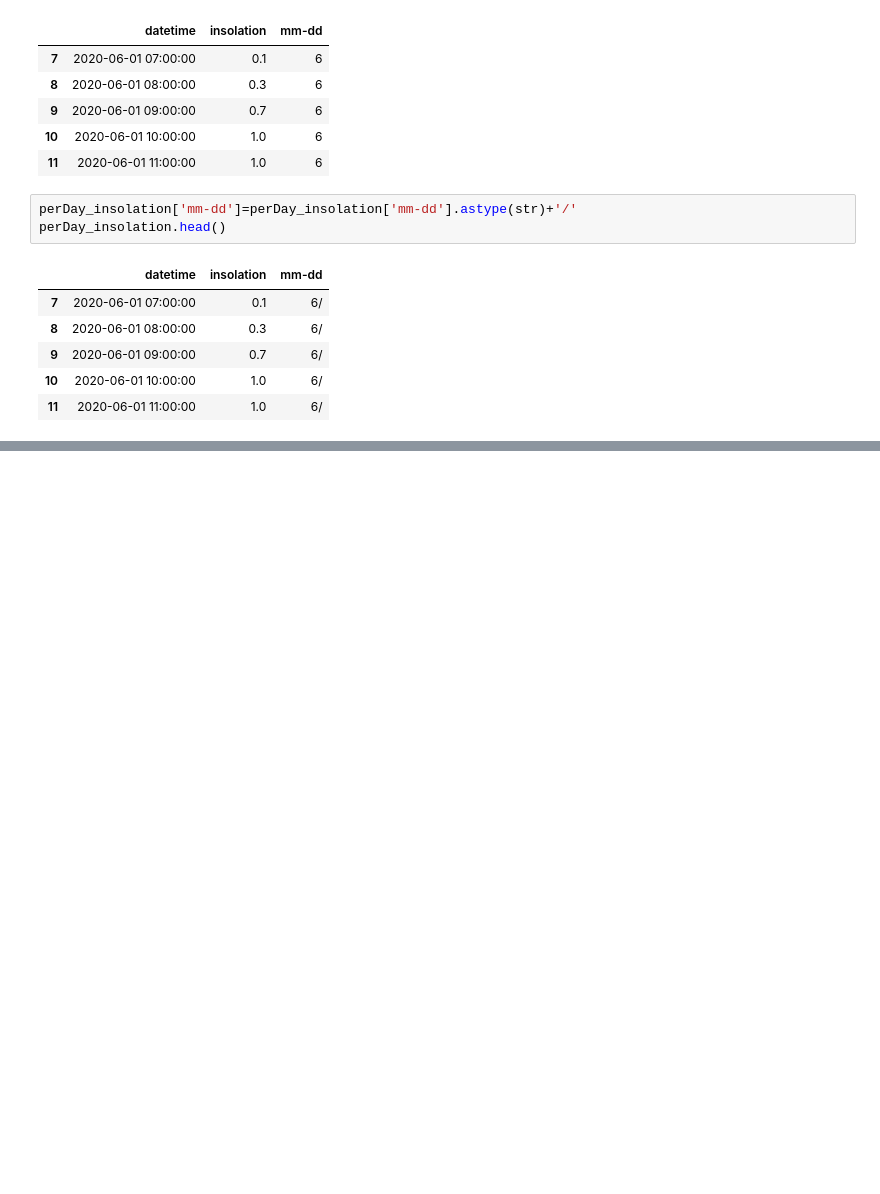
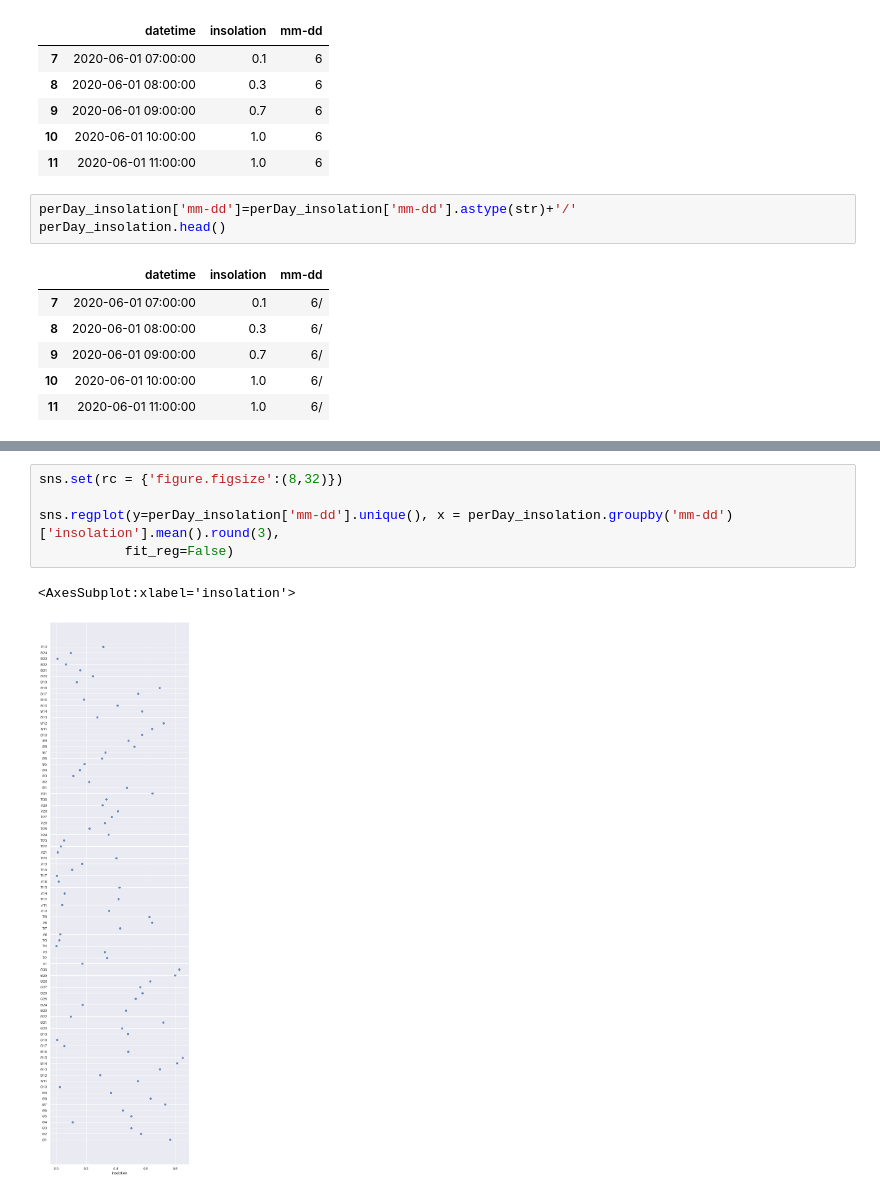
Before and after one commit to top-warrior/electronic, a Jupyter notebook: Hwi Hwi Hwi.ipynb, the cells around one changed output, grey strips where cells are left out. Saved outputs shown, nothing was run; the diff lists cells and outputs as text; blank space fills up the shorter version.

```diff
--- a/Hwi Hwi Hwi.ipynb
+++ b/Hwi Hwi Hwi.ipynb
@@ -241,0 +263,8 @@ perDay_insolation.head()
+# %%
+sns.set(rc = {'figure.figsize':(8,32)})
+
+sns.regplot(y=perDay_insolation['mm-dd'].unique(), x = perDay_insolation.groupby('mm-dd')['insolation'].mean().round(3),
+           fit_reg=False)
+# %% [output]
+<AxesSubplot:xlabel='insolation'>
+[figure, added]
```
Also changed, not shown: parts of 21 cells of this notebook.
